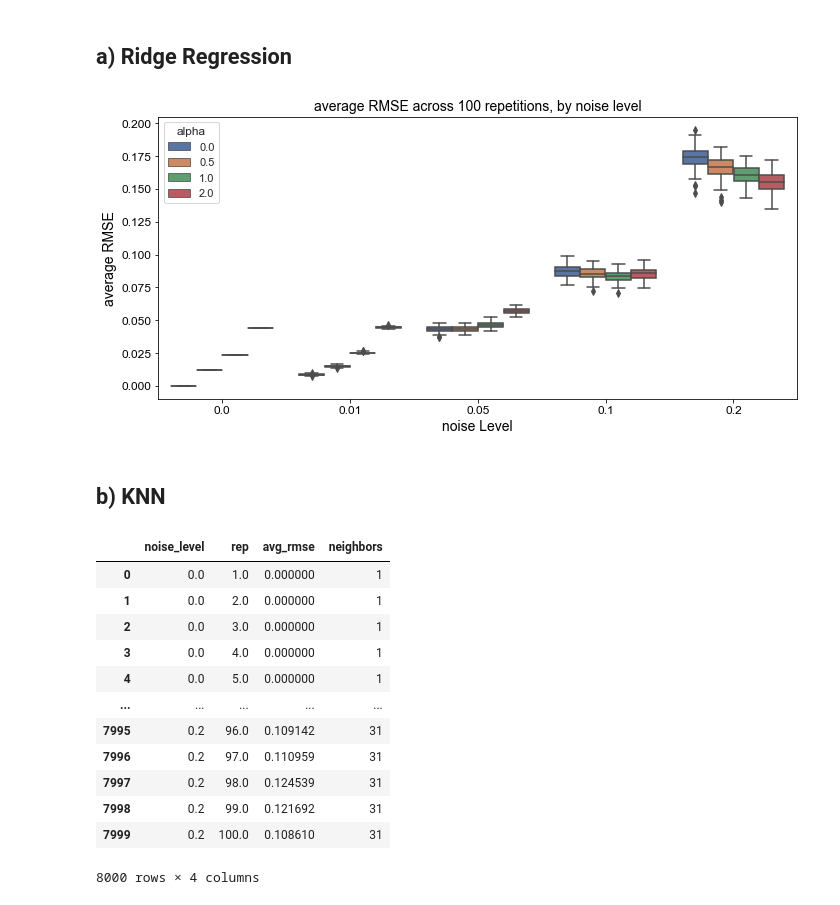
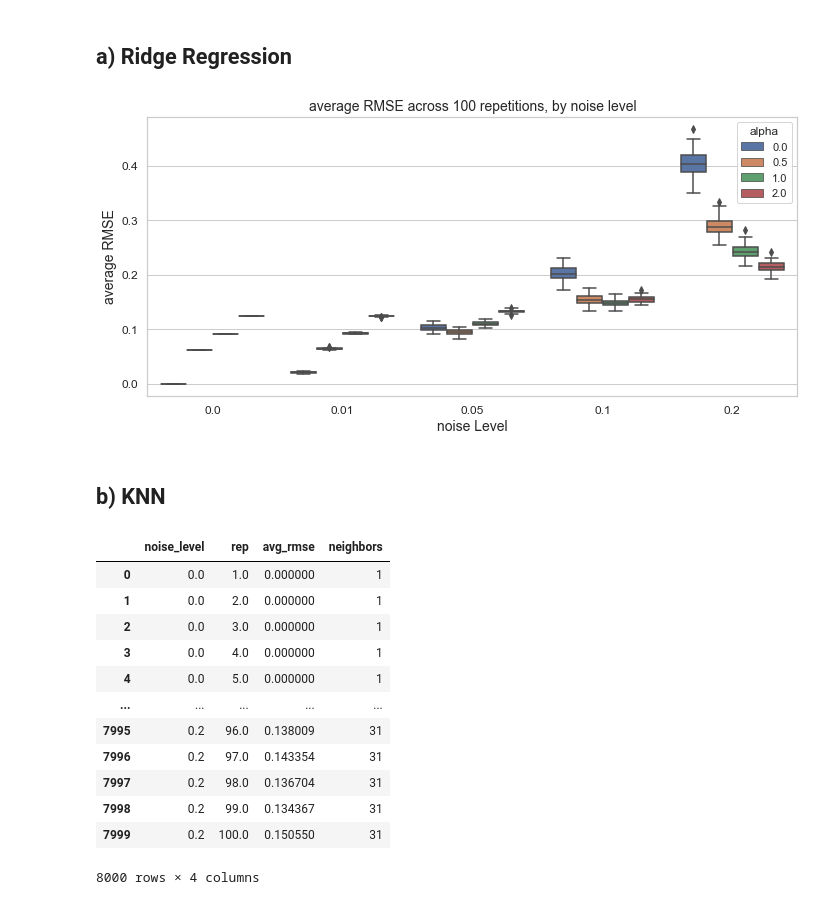
Before and after one commit to kylemjonesislanders/md-anderson, a Jupyter notebook: spectral-unmixing/simulation_experiment.ipynb, the cells around one changed output. Drawn from its saved outputs; the diff is of its cells as text; code cells hidden in the pictures.

```diff
--- a/spectral-unmixing/simulation_experiment.ipynb
+++ b/spectral-unmixing/simulation_experiment.ipynb
@@ -128,2 +142,9 @@ simulated_dataset
 # %% [markdown]
 # II. spectral unmixing
+# %%
+# Create example dataset - no noise
+simulated_dataset = create_simulated_dataset(fractional_components,
+                                             Hb_dat['signal'].values,
+                                             HbO2_dat['signal'].values,
+                                             0)
+simulated_dataset
@@ -157,7 +192,7 @@ array([[1.        , 0.2       ],
 ### create y --> msot spectra at user defined fractional components
 # %%
 # User defined y signal at given y1, y2 fractional components
-y1_frac = 0.32 # User defined
+y1_frac = 0.1 # User defined
 dat_temp = simulated_dataset.loc[simulated_dataset['y1']==y1_frac].copy()
 y = np.squeeze(dat_temp.iloc[:,2:].to_numpy())
 y
@@ -264,8 +299,8 @@ for noise_level in noise_levels:
 
         # Create simulated dataset
         simulated_dataset = create_simulated_dataset(fractional_components,
-                                                     y_decay,
-                                                     y_exp,
+                                                     Hb_dat['signal'].values,
+                                                     HbO2_dat['signal'].values,
                                                      noise_level)
 
         # Define actual y1s and y2s
@@ -343,7 +378,10 @@ plt.show()
 # III. machine learning
 # %%
 # Create X - no noise for training
-simulated_dataset = create_simulated_dataset(fractional_components, y_decay, y_exp, 0)
+simulated_dataset = create_simulated_dataset(fractional_components,
+                                             Hb_dat['signal'].values,
+                                             HbO2_dat['signal'].values,
+                                             0)
 X = simulated_dataset.iloc[:, 2:].values
 X
 # %% [output]
@@ -404,8 +442,8 @@ for alpha in alphas:
 
             # Create simulated dataset
             simulated_dataset = create_simulated_dataset(fractional_components,
-                                                         y_decay,
-                                                         y_exp,
+                                                         Hb_dat['signal'].values,
+                                                         HbO2_dat['signal'].values,
                                                          noise_level)
 
             # Define actual y1s and y2s
@@ -424,34 +462,34 @@ for alpha in alphas:
                                          squared=False)
 
             # Calculate average rmse
             avg_rmse = (rmse_y1 + rmse_y2)/2
 
             # Append results
             results.append([noise_level, rep, avg_rmse, alpha])
 
 # Save results as dataframe
 results = pd.DataFrame(results,
                        columns = ['noise_level', 'rep', 'avg_rmse', 'alpha'])
 
 # Box Plot of result
 fig, ax = plt.subplots(figsize = (10,5))
 sns.set(style="whitegrid")
 sns.boxplot(x='noise_level', y='avg_rmse', hue='alpha',
             data = results)
 ax.set_xlabel("noise Level",
               fontsize=14)
 ax.set_ylabel("average RMSE",
               fontsize=14)
 ax.set_title("average RMSE across 100 repetitions, by noise level",
              fontsize=14)
 for tick in ax.xaxis.get_major_ticks():
     tick.label.set_fontsize(12)
 for tick in ax.yaxis.get_major_ticks():
     tick.label.set_fontsize(12)
 fig.tight_layout()
 plt.show()
 # %% [output]
-[figure, old version]
+[figure, new version]
 # %% [markdown]
 ## b) KNN
 # %%
@@ -475,8 +513,8 @@ for neighbor in neighbors:
 
             # Create simulated dataset
             simulated_dataset = create_simulated_dataset(fractional_components,
-                                                         y_decay,
-                                                         y_exp,
+                                                         Hb_dat['signal'].values,
+                                                         HbO2_dat['signal'].values,
                                                          noise_level)
 
             # Define actual y1s and y2s
@@ -513,11 +551,11 @@ results
 | 3 | 0.0 | 4.0 | 0.000000 | 1 |
 | 4 | 0.0 | 5.0 | 0.000000 | 1 |
 | ... | ... | ... | ... | ... |
-| 7995 | 0.2 | 96.0 | 0.109142 | 31 |
-| 7996 | 0.2 | 97.0 | 0.110959 | 31 |
-| 7997 | 0.2 | 98.0 | 0.124539 | 31 |
-| 7998 | 0.2 | 99.0 | 0.121692 | 31 |
-| 7999 | 0.2 | 100.0 | 0.108610 | 31 |
+| 7995 | 0.2 | 96.0 | 0.138009 | 31 |
+| 7996 | 0.2 | 97.0 | 0.143354 | 31 |
+| 7997 | 0.2 | 98.0 | 0.136704 | 31 |
+| 7998 | 0.2 | 99.0 | 0.134367 | 31 |
+| 7999 | 0.2 | 100.0 | 0.150550 | 31 |
 8000 rows × 4 columns
 # %%
 # Average rmse for each noise level, by K value
```
Also changed, not shown: parts of 25 cells of this notebook.
